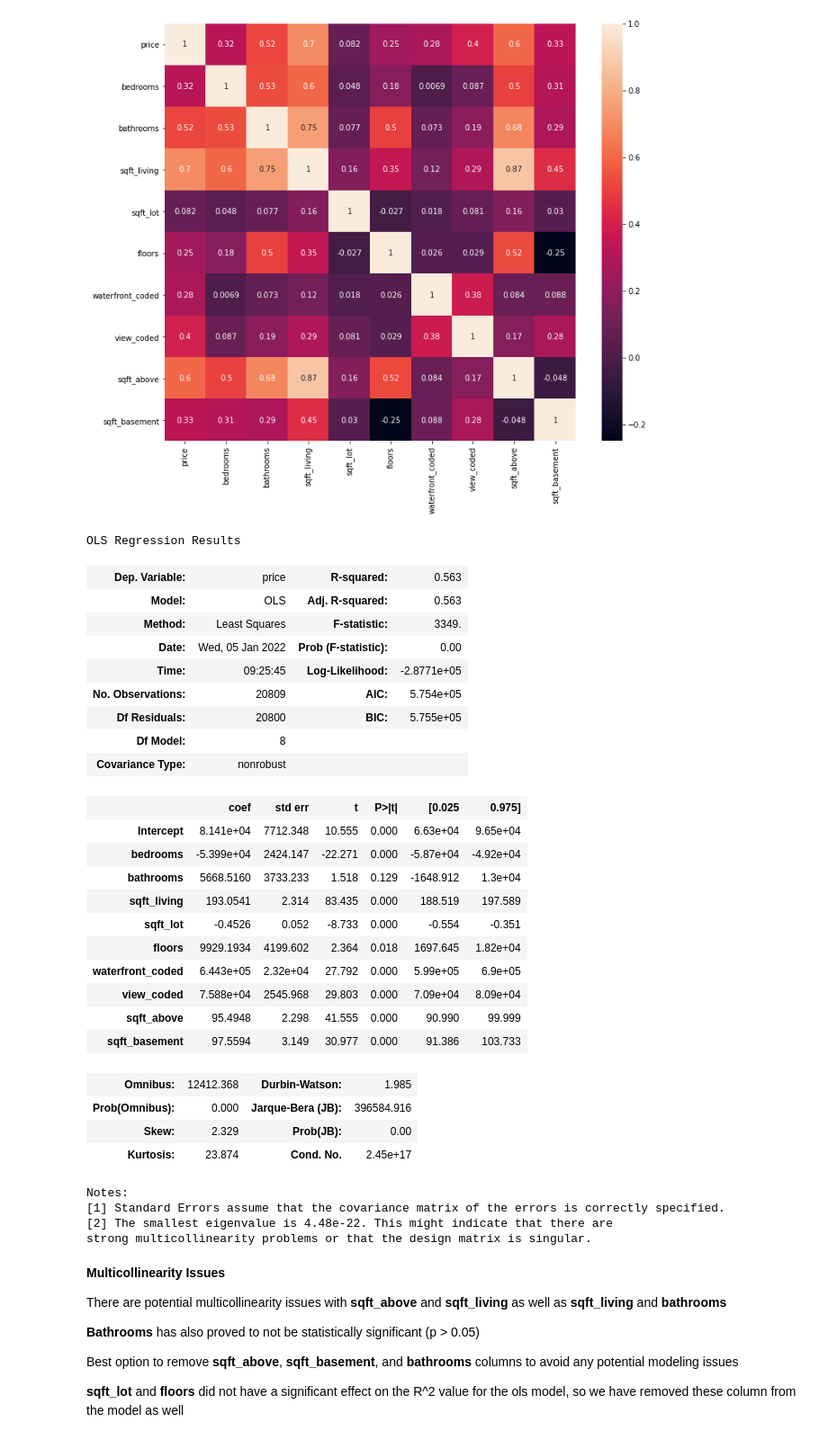
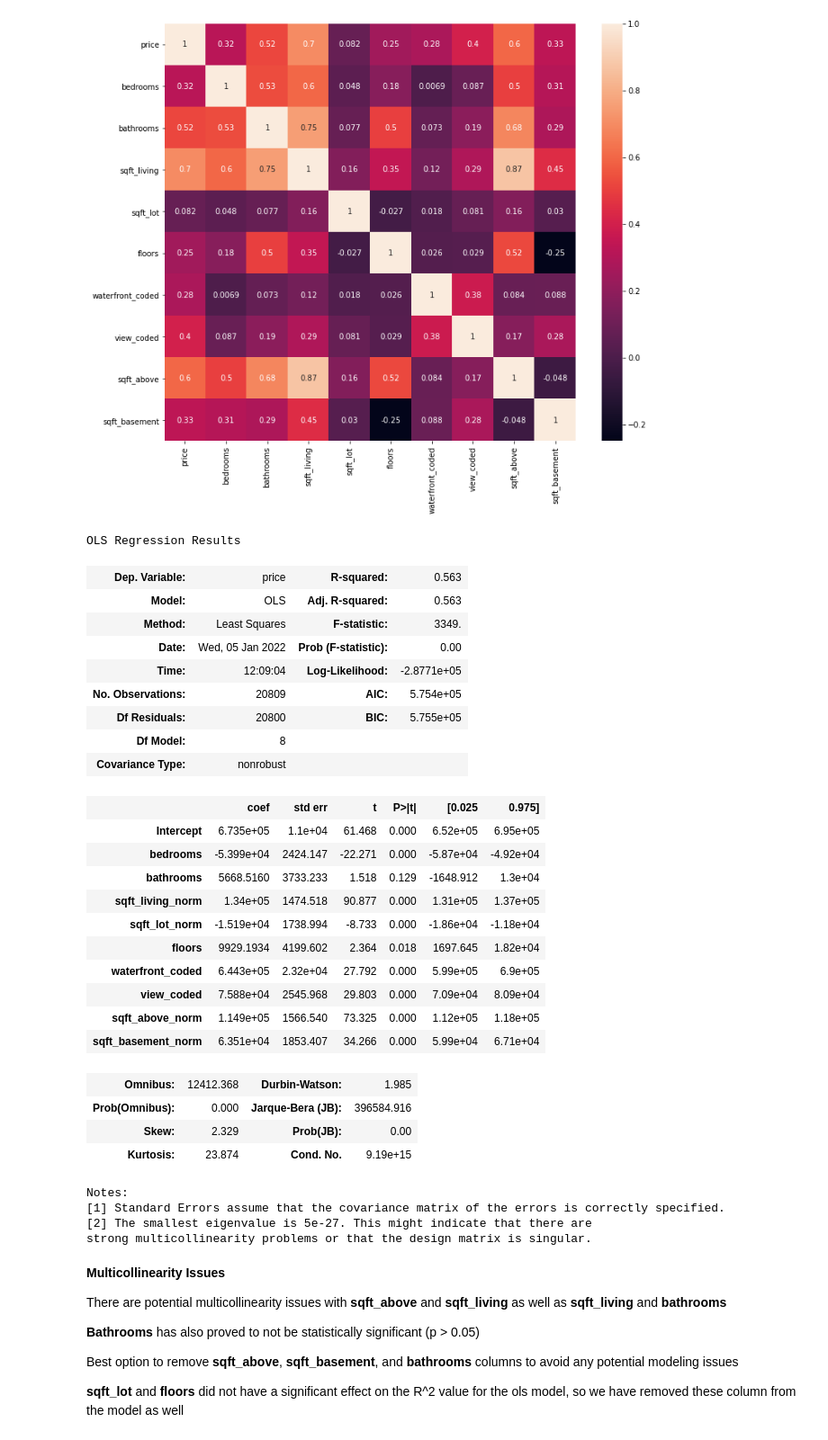
Before and after one commit to hannah-schurman/dsc-phase2-project, a Jupyter notebook: housing_sales_modeling_test.ipynb, the cells around one changed output. Shown at 90% size. Cells and saved outputs as stored; diff of their text form; code cells hidden in the pictures.

Commit message:
modeling tests

```diff
--- a/housing_sales_modeling_test.ipynb
+++ b/housing_sales_modeling_test.ipynb
@@ -500,42 +515,50 @@ fig, ax = plt.subplots(figsize=(12,10))
 sns.heatmap(corr, annot=True, ax=ax);
 # %% [output]
 [figure]
+# %%
+col_pred = ['sqft_living', 'sqft_lot', 'sqft_above', 'sqft_basement']
+
+def norm(series):
+    return (series - series.mean())/series.std()
+for feat in col_pred:
+    df_cities[feat+"_norm"] = norm(df_cities[feat])
+# %%
+cols_norm = ['bedrooms', 'bathrooms', 'sqft_living_norm', 'sqft_lot_norm', 'floors', 'waterfront_coded', 'view_coded', 'sqft_above_norm', 'sqft_basement_norm']
 # %%
-col_pred = ['bedrooms', 'bathrooms', 'sqft_living', 'sqft_lot', 'floors', 'waterfront_coded', 'view_coded', 'sqft_above', 'sqft_basement']
 
-predictors = '+'.join(col_pred)
+predictors = '+'.join(cols_norm)
 formula = 'price' + '~' + predictors
-model = ols(formula=formula, data=df).fit()
+model = ols(formula=formula, data=df_cities).fit()
 model.summary()
 # %% [output]
 OLS Regression Results
 | Dep. Variable: | price | R-squared: | 0.563 |
 | Model: | OLS | Adj. R-squared: | 0.563 |
 | Method: | Least Squares | F-statistic: | 3349. |
 | Date: | Wed, 05 Jan 2022 | Prob (F-statistic): | 0.00 |
-| Time: | 09:25:45 | Log-Likelihood: | -2.8771e+05 |
+| Time: | 12:09:04 | Log-Likelihood: | -2.8771e+05 |
 | No. Observations: | 20809 | AIC: | 5.754e+05 |
 | Df Residuals: | 20800 | BIC: | 5.755e+05 |
 | Df Model: | 8 |  |  |
 | Covariance Type: | nonrobust |  |  |
 |  | coef | std err | t | P>|t| | [0.025 | 0.975] |
-| Intercept | 8.141e+04 | 7712.348 | 10.555 | 0.000 | 6.63e+04 | 9.65e+04 |
+| Intercept | 6.735e+05 | 1.1e+04 | 61.468 | 0.000 | 6.52e+05 | 6.95e+05 |
 | bedrooms | -5.399e+04 | 2424.147 | -22.271 | 0.000 | -5.87e+04 | -4.92e+04 |
 | bathrooms | 5668.5160 | 3733.233 | 1.518 | 0.129 | -1648.912 | 1.3e+04 |
-| sqft_living | 193.0541 | 2.314 | 83.435 | 0.000 | 188.519 | 197.589 |
-| sqft_lot | -0.4526 | 0.052 | -8.733 | 0.000 | -0.554 | -0.351 |
+| sqft_living_norm | 1.34e+05 | 1474.518 | 90.877 | 0.000 | 1.31e+05 | 1.37e+05 |
+| sqft_lot_norm | -1.519e+04 | 1738.994 | -8.733 | 0.000 | -1.86e+04 | -1.18e+04 |
 | floors | 9929.1934 | 4199.602 | 2.364 | 0.018 | 1697.645 | 1.82e+04 |
 | waterfront_coded | 6.443e+05 | 2.32e+04 | 27.792 | 0.000 | 5.99e+05 | 6.9e+05 |
 | view_coded | 7.588e+04 | 2545.968 | 29.803 | 0.000 | 7.09e+04 | 8.09e+04 |
-| sqft_above | 95.4948 | 2.298 | 41.555 | 0.000 | 90.990 | 99.999 |
-| sqft_basement | 97.5594 | 3.149 | 30.977 | 0.000 | 91.386 | 103.733 |
+| sqft_above_norm | 1.149e+05 | 1566.540 | 73.325 | 0.000 | 1.12e+05 | 1.18e+05 |
+| sqft_basement_norm | 6.351e+04 | 1853.407 | 34.266 | 0.000 | 5.99e+04 | 6.71e+04 |
 | Omnibus: | 12412.368 | Durbin-Watson: | 1.985 |
 | Prob(Omnibus): | 0.000 | Jarque-Bera (JB): | 396584.916 |
 | Skew: | 2.329 | Prob(JB): | 0.00 |
-| Kurtosis: | 23.874 | Cond. No. | 2.45e+17 |
+| Kurtosis: | 23.874 | Cond. No. | 9.19e+15 |
 Notes:
 [1] Standard Errors assume that the covariance matrix of the errors is correctly specified.
-[2] The smallest eigenvalue is 4.48e-22. This might indicate that there are
+[2] The smallest eigenvalue is 5e-27. This might indicate that there are
 strong multicollinearity problems or that the design matrix is singular.
 # %% [markdown]
 **Multicollinearity Issues**
```
Also changed, not shown: parts of 18 cells of this notebook.
